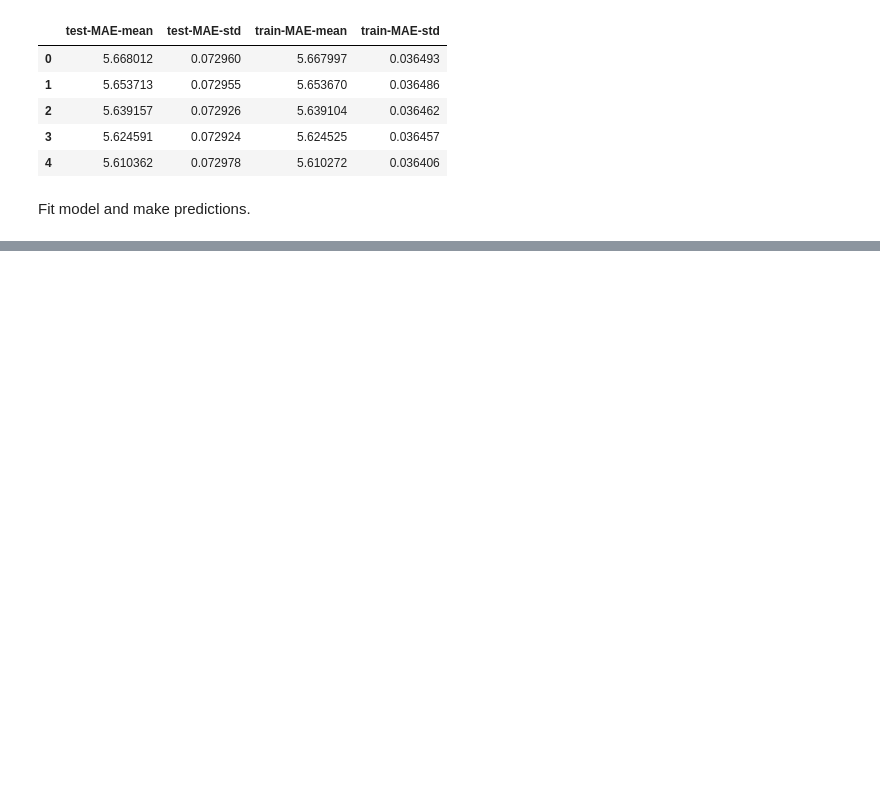
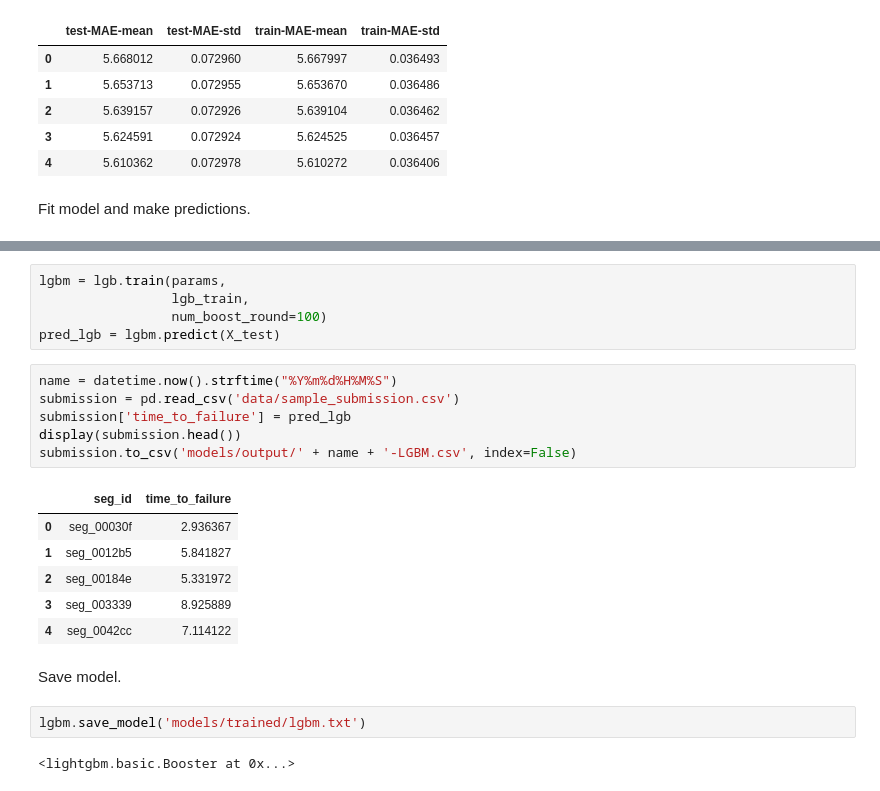
Before and after one commit to AidanCooper/data-science-competitions, a Jupyter notebook: EarthquakePrediction/020-model-GBM.ipynb, the cells around one changed output, grey strips where cells are left out. Saved outputs shown, nothing was run; the diff lists cells and outputs as text; blank space fills up the shorter version.

```diff
--- a/EarthquakePrediction/020-model-CatBoost.ipynb
+++ b/EarthquakePrediction/020-model-GBM.ipynb
@@ -85,0 +128,24 @@ Scores 1.547 on public leaderboard.
+# %%
+lgbm = lgb.train(params,
+                 lgb_train,
+                 num_boost_round=100)
+pred_lgb = lgbm.predict(X_test)
+# %%
+name = datetime.now().strftime("%Y%m%d%H%M%S")
+submission = pd.read_csv('data/sample_submission.csv')
+submission['time_to_failure'] = pred_lgb
+display(submission.head())
+submission.to_csv('models/output/' + name + '-LGBM.csv', index=False)
+# %% [output]
+|  | seg_id | time_to_failure |
+| 0 | seg_00030f | 2.936367 |
+| 1 | seg_0012b5 | 5.841827 |
+| 2 | seg_00184e | 5.331972 |
+| 3 | seg_003339 | 8.925889 |
+| 4 | seg_0042cc | 7.114122 |
+# %% [markdown]
+Save model.
+# %%
+lgbm.save_model('models/trained/lgbm.txt')
+# %% [output]
+<lightgbm.basic.Booster at 0x...>
```
Also changed, not shown: parts of 14 cells of this notebook, 12 other files.
